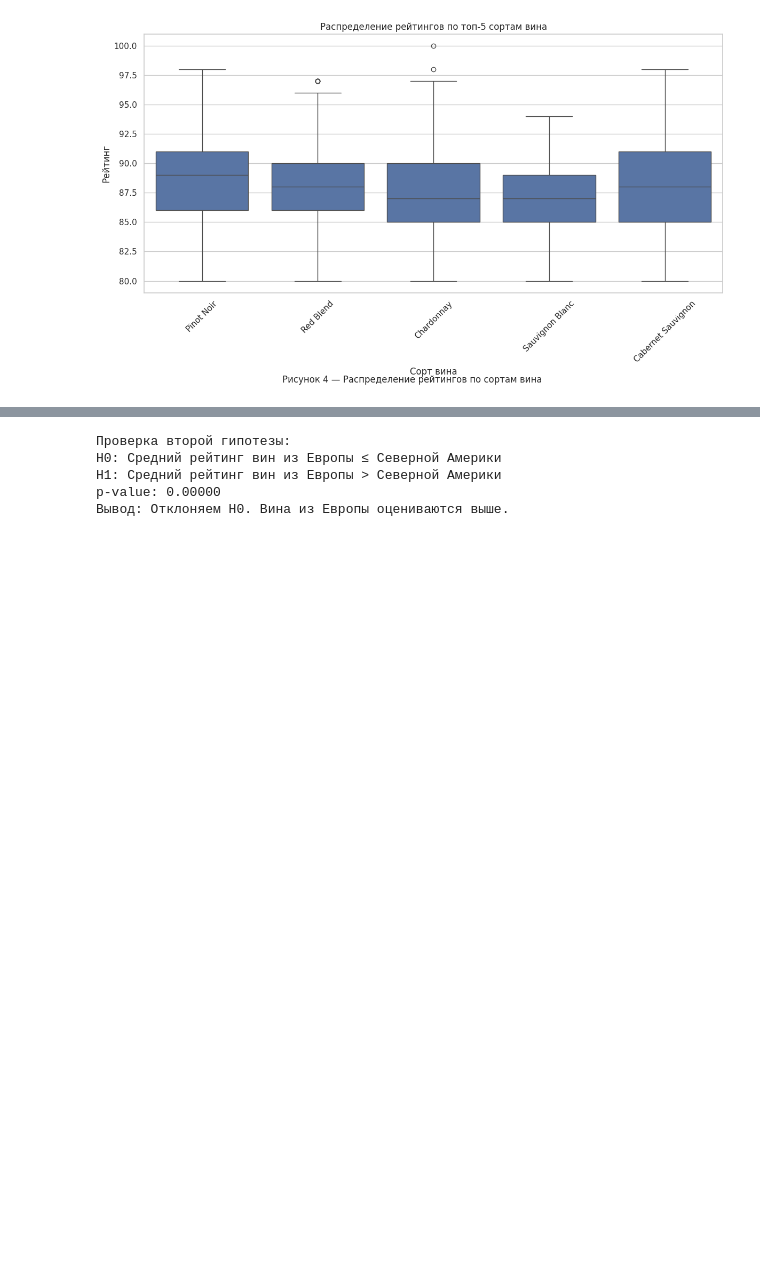
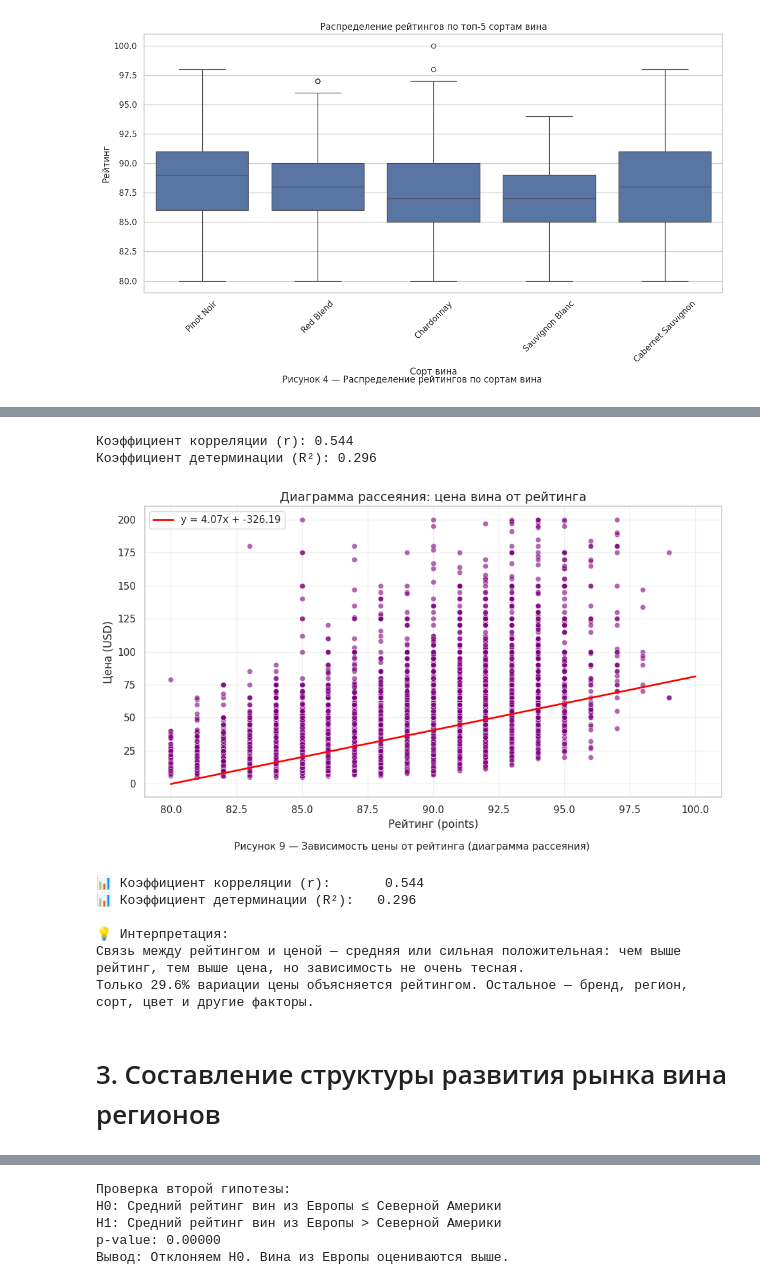
Before and after one commit to Chibaks/work, a Jupyter notebook: Итоговая работа по Анализу Данных.ipynb, the cells around one changed output, grey strips where cells are left out. Drawn from its saved outputs; the diff is of its cells as text; code cells hidden in the pictures; blank space fills up the shorter version.

```diff
--- a/Итоговая работа по Анализу Данных.ipynb
+++ b/Итоговая работа по Анализу Данных.ipynb
@@ -386,0 +603,61 @@ print(f"Коэффициент корреляции (США): {correlation_us:.3
+# %%
+# Очистка: преобразуем 'points' и 'price' в числовой формат
+df['points'] = pd.to_numeric(df['points'], errors='coerce')
+df['price'] = pd.to_numeric(df['price'], errors='coerce')
+
+# Удаляем строки с пропущенными значениями в 'points' или 'price'
+df_clean = df.dropna(subset=['points', 'price'])
+
+# Убираем нулевую или отрицательную цену (если есть)
+df_clean = df_clean[(df_clean['price'] > 0) & (df_clean['price'] <= 200)]  # фильтр выбросов
+
+# Расчёт корреляции
+correlation = df_clean['points'].corr(df_clean['price'])
+r_squared = correlation ** 2
+
+print(f"Коэффициент корреляции (r): {correlation:.3f}")
+print(f"Коэффициент детерминации (R²): {r_squared:.3f}")
+
+# Построение диаграммы рассеяния
+plt.figure(figsize=(10, 6))
+sns.scatterplot(data=df_clean, x='points', y='price', alpha=0.6, color='purple')
+
+# Линия линейной регрессии
+slope, intercept, r_value, p_value, std_err = linregress(df_clean['points'], df_clean['price'])
+x_range = range(80, 101)
+plt.plot(x_range, intercept + slope * x_range, color='red', linewidth=2, label=f'y = {slope:.2f}x + {intercept:.2f}')
+
+# Оформление графика
+plt.title('Диаграмма рассеяния: цена вина от рейтинга', fontsize=14)
+plt.xlabel('Рейтинг (points)')
+plt.ylabel('Цена (USD)')
+plt.legend()
+plt.grid(True, alpha=0.3)
+plt.figtext(0.5, 0.01, "Рисунок 9 — Зависимость цены от рейтинга (диаграмма рассеяния)", ha='center', fontsize=11)
+plt.tight_layout(rect=[0, 0.03, 1, 0.97])
+plt.show()
+
+# Вывод статистики
+print(f"📊 Коэффициент корреляции (r):       {correlation:.3f}")
+print(f"📊 Коэффициент детерминации (R²):   {r_squared:.3f}")
+print(f"\n💡 Интерпретация:")
+if correlation < 0.3:
+    strength = "слабая"
+elif correlation < 0.5:
+    strength = "умеренная"
+else:
+    strength = "средняя или сильная"
+print(f"Связь между рейтингом и ценой — {strength} положительная: чем выше рейтинг, тем выше цена, но зависимость не очень тесная.")
+print(f"Только {r_squared*100:.1f}% вариации цены объясняется рейтингом. Остальное — бренд, регион, сорт, цвет и другие факторы.")
+# %% [output]
+Коэффициент корреляции (r): 0.544
+Коэффициент детерминации (R²): 0.296
+[figure, added]
+📊 Коэффициент корреляции (r):       0.544
+📊 Коэффициент детерминации (R²):   0.296
+
+💡 Интерпретация:
+Связь между рейтингом и ценой — средняя или сильная положительная: чем выше рейтинг, тем выше цена, но зависимость не очень тесная.
+Только 29.6% вариации цены объясняется рейтингом. Остальное — бренд, регион, сорт, цвет и другие факторы.
+# %% [markdown]
+#  <a name="3">3. Составление структуры развития рынка вина регионов</a>
```
Also changed, not shown: parts of 45 cells of this notebook.
